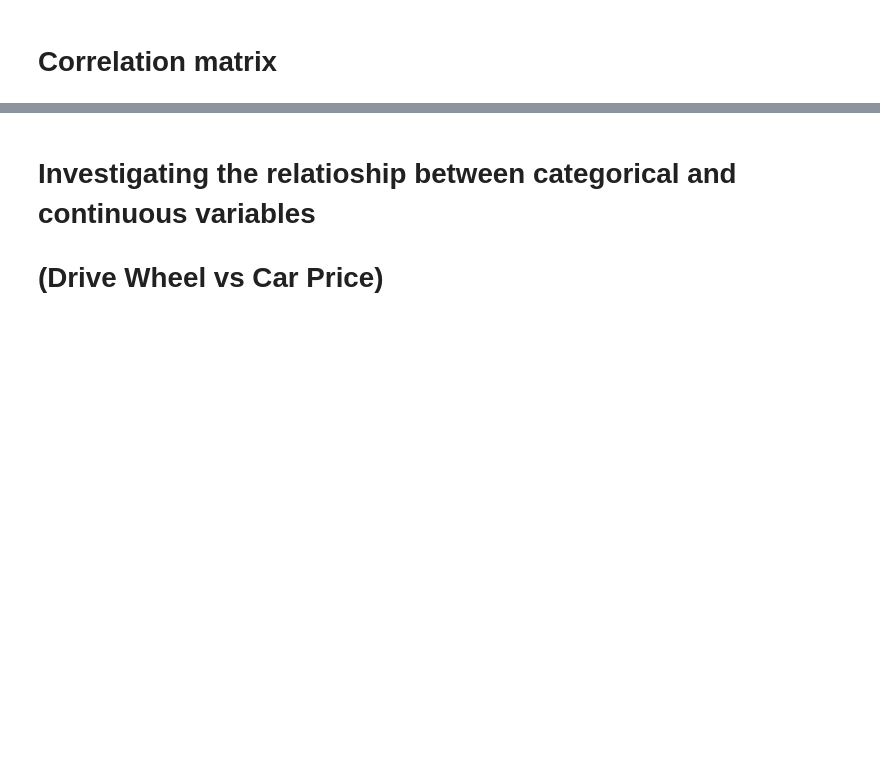
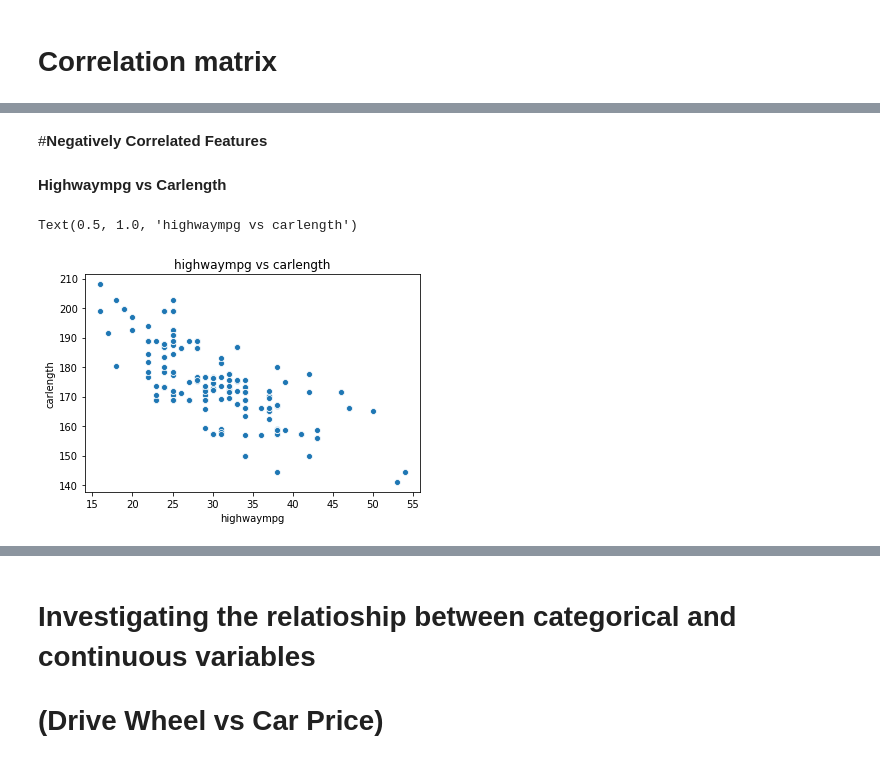
Before and after one commit to Joshi-Riya/Machine-Learning-Projects, a Jupyter notebook: car_price_prediction.ipynb, the cells around one changed output, grey strips where cells are left out. Drawn from its saved outputs; the diff is of its cells as text; code cells hidden in the pictures; blank space fills up the shorter version.

```diff
--- a/car_price_prediction.ipynb
+++ b/car_price_prediction.ipynb
@@ -47,0 +73,10 @@ plt.show()
+# %% [markdown]
+#**Negatively Correlated Features**
+# %% [markdown]
+**Highwaympg vs Carlength**
+# %%
+plot_features('highwaympg','carlength')
+plt.title('highwaympg vs carlength')
+# %% [output]
+Text(0.5, 1.0, 'highwaympg vs carlength')
+[figure, added]
```
Also changed, not shown: parts of 9 cells of this notebook.
